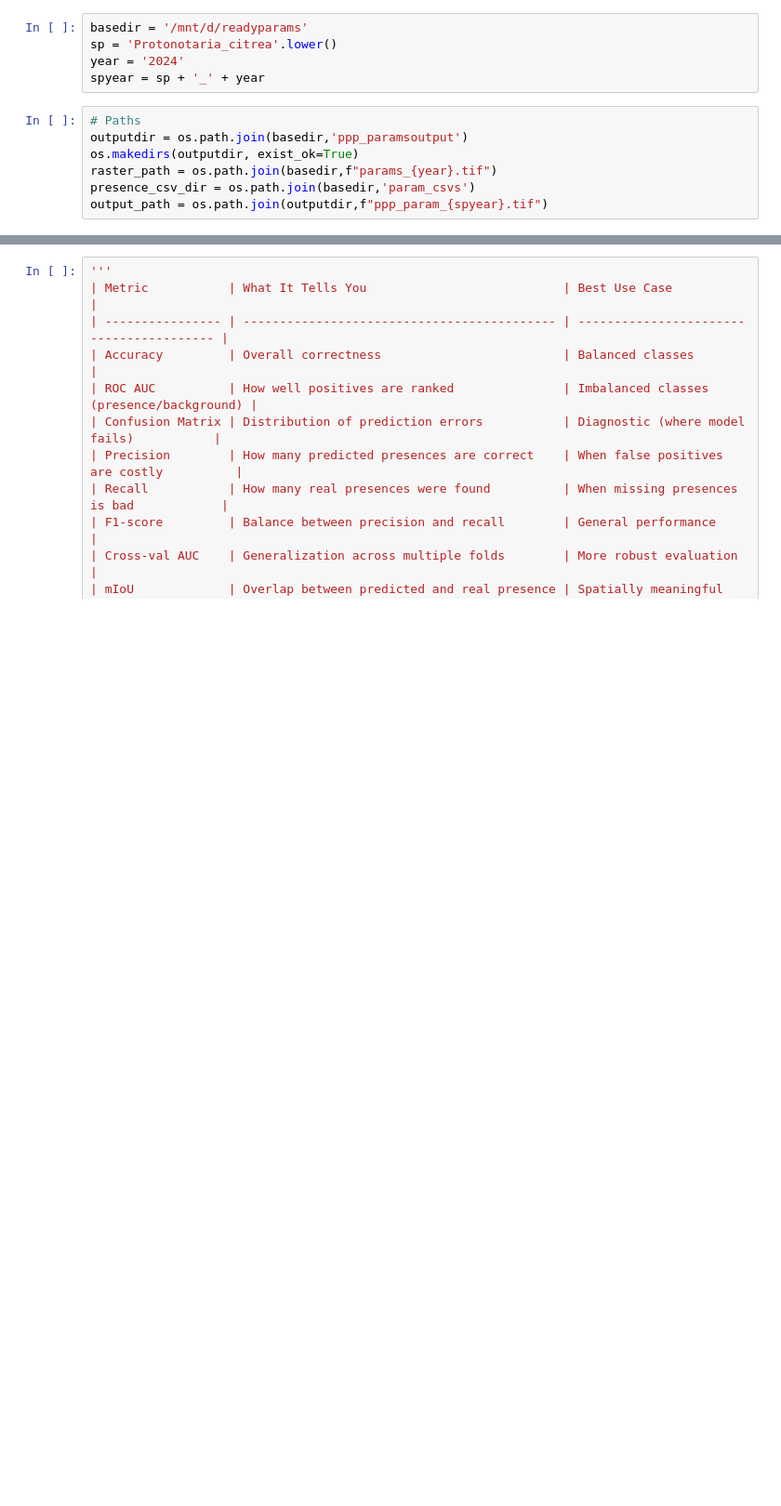
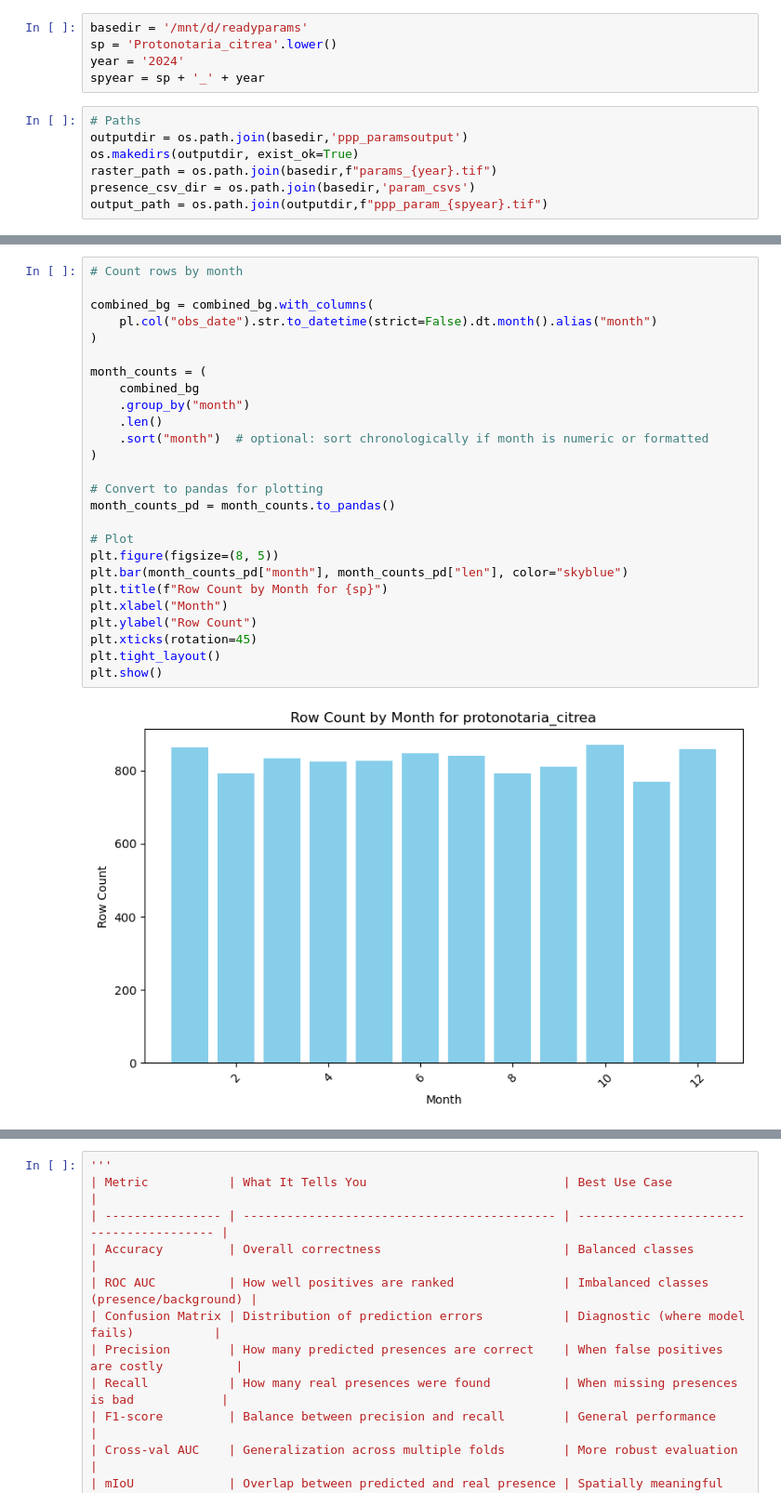
Before and after one commit to mkmitchell/biodiversity, a Jupyter notebook: ppp_model-fromcsv.ipynb, the cells around one changed output, grey strips where cells are left out. Shown at 93% size. Drawn from its saved outputs; the diff is of its cells as text; blank space fills up the shorter version.

```diff
--- a/ppp_model-fromcsv.ipynb
+++ b/ppp_model-fromcsv.ipynb
@@ -61 +127,29 @@ combined_df.columns
+# %%
+# Count rows by month
+
+combined_bg = combined_bg.with_columns(
+    pl.col("obs_date").str.to_datetime(strict=False).dt.month().alias("month")
+)
+
+month_counts = (
+    combined_bg
+    .group_by("month")
+    .len()
+    .sort("month")  # optional: sort chronologically if month is numeric or formatted
+)
+
+# Convert to pandas for plotting
+month_counts_pd = month_counts.to_pandas()
+
+# Plot
+plt.figure(figsize=(8, 5))
+plt.bar(month_counts_pd["month"], month_counts_pd["len"], color="skyblue")
+plt.title(f"Row Count by Month for {sp}")
+plt.xlabel("Month")
+plt.ylabel("Row Count")
+plt.xticks(rotation=45)
+plt.tight_layout()
+plt.show()
+# %% [output]
+[figure, added]
 # %%
```
Also changed, not shown: parts of 23 cells of this notebook, 2 other files.
